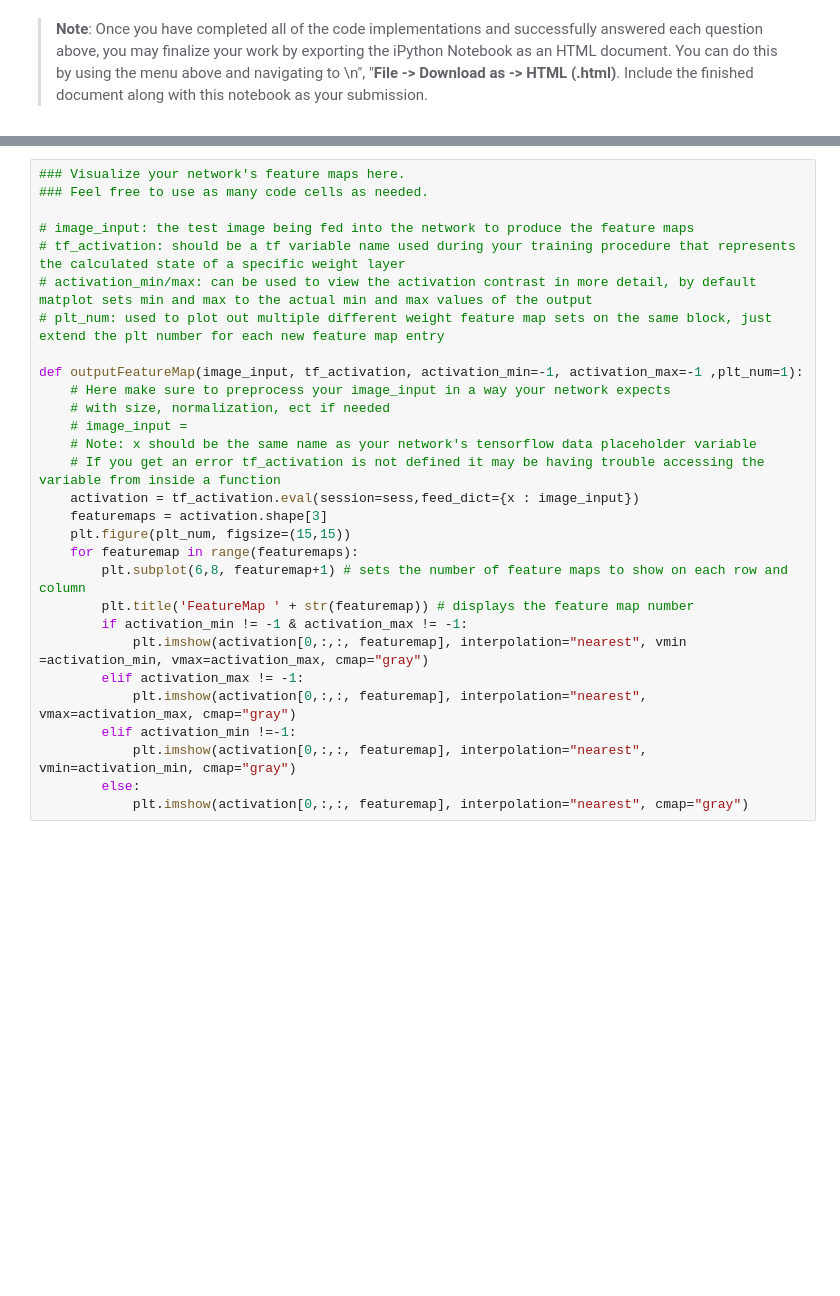
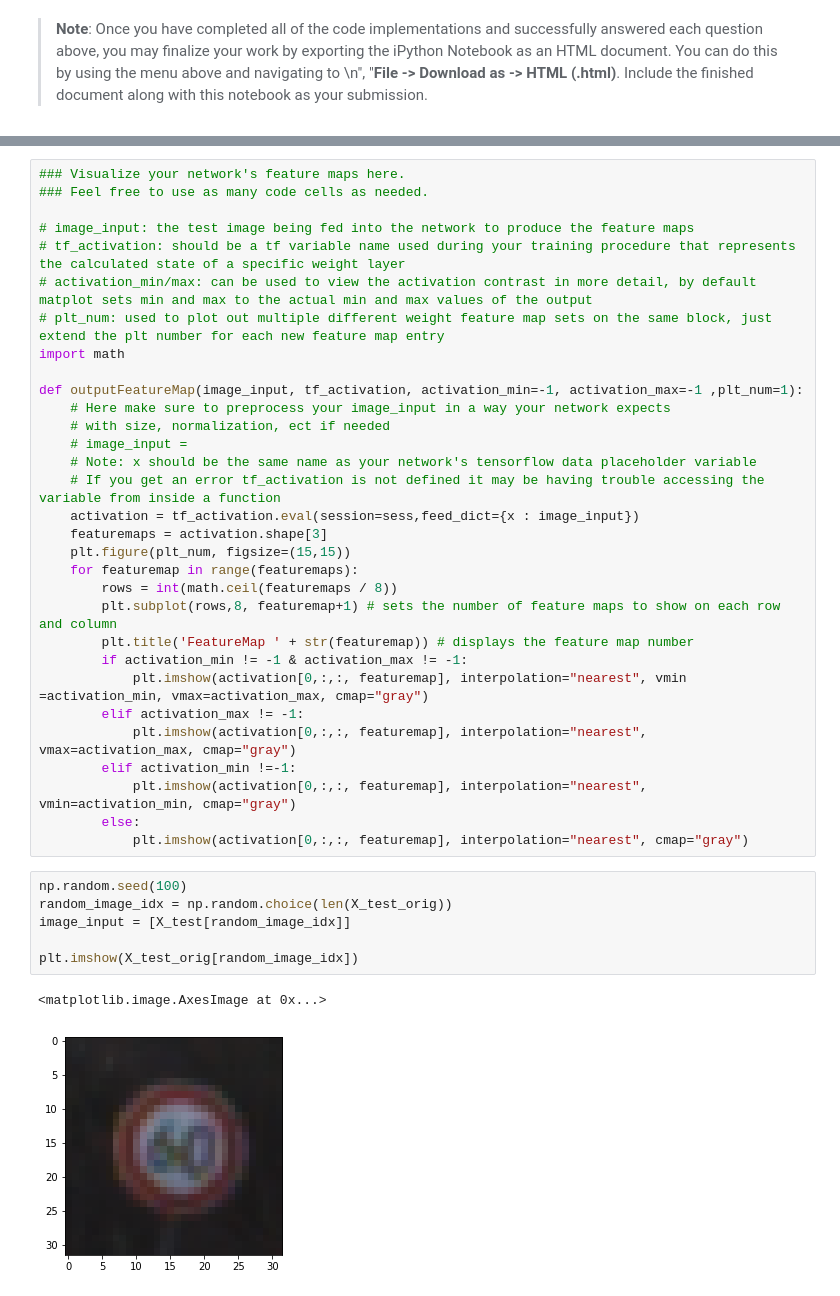
Before and after one commit to mehrshadshams/CarND-Traffic-Sign-Classifier-Project, a Jupyter notebook: Traffic_Sign_Classifier.ipynb, the cells around one changed output, grey strips where cells are left out. Cells and saved outputs as stored; diff of their text form; blank space fills up the shorter version.

```diff
--- a/Traffic_Sign_Classifier.ipynb
+++ b/Traffic_Sign_Classifier.ipynb
@@ -727,6 +787,7 @@ For an example of what feature map outputs look like, check out NVIDIA's results
 # tf_activation: should be a tf variable name used during your training procedure that represents the calculated state of a specific weight layer
 # activation_min/max: can be used to view the activation contrast in more detail, by default matplot sets min and max to the actual min and max values of the output
 # plt_num: used to plot out multiple different weight feature map sets on the same block, just extend the plt number for each new feature map entry
+import math
 
 def outputFeatureMap(image_input, tf_activation, activation_min=-1, activation_max=-1 ,plt_num=1):
     # Here make sure to preprocess your image_input in a way your network expects
@@ -738,7 +799,8 @@ def outputFeatureMap(image_input, tf_activation, activation_min=-1, activation_m
     featuremaps = activation.shape[3]
     plt.figure(plt_num, figsize=(15,15))
     for featuremap in range(featuremaps):
-        plt.subplot(6,8, featuremap+1) # sets the number of feature maps to show on each row and column
+        rows = int(math.ceil(featuremaps / 8))
+        plt.subplot(rows,8, featuremap+1) # sets the number of feature maps to show on each row and column
         plt.title('FeatureMap ' + str(featuremap)) # displays the feature map number
         if activation_min != -1 & activation_max != -1:
             plt.imshow(activation[0,:,:, featuremap], interpolation="nearest", vmin =activation_min, vmax=activation_max, cmap="gray")
@@ -748,3 +810,12 @@ def outputFeatureMap(image_input, tf_activation, activation_min=-1, activation_m
             plt.imshow(activation[0,:,:, featuremap], interpolation="nearest", vmin=activation_min, cmap="gray")
         else:
             plt.imshow(activation[0,:,:, featuremap], interpolation="nearest", cmap="gray")
+# %%
+np.random.seed(100)
+random_image_idx = np.random.choice(len(X_test_orig))
+image_input = [X_test[random_image_idx]]
+
+plt.imshow(X_test_orig[random_image_idx])
+# %% [output]
+<matplotlib.image.AxesImage at 0x...>
+[figure, added]
```
Also changed, not shown: parts of 9 cells of this notebook.
